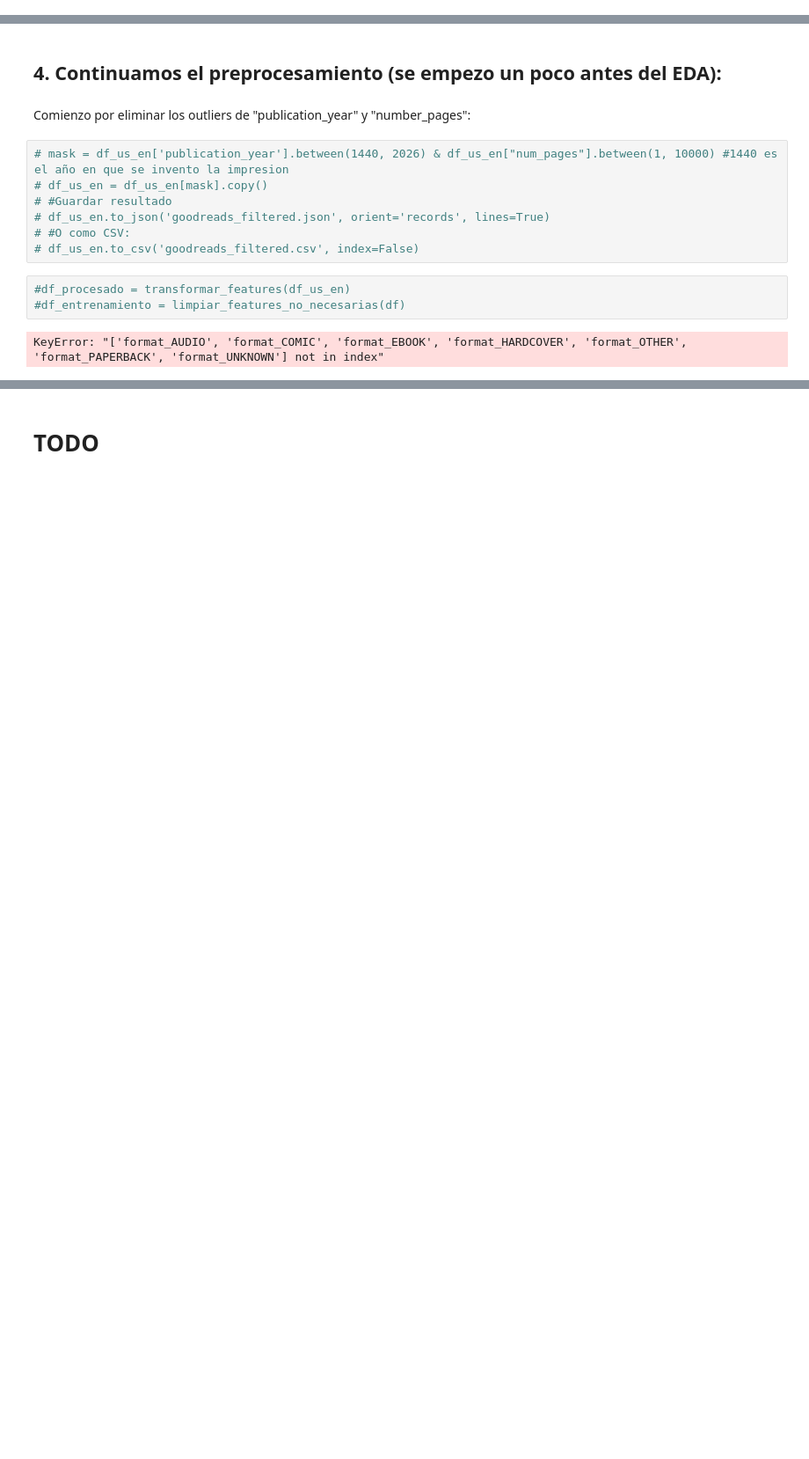
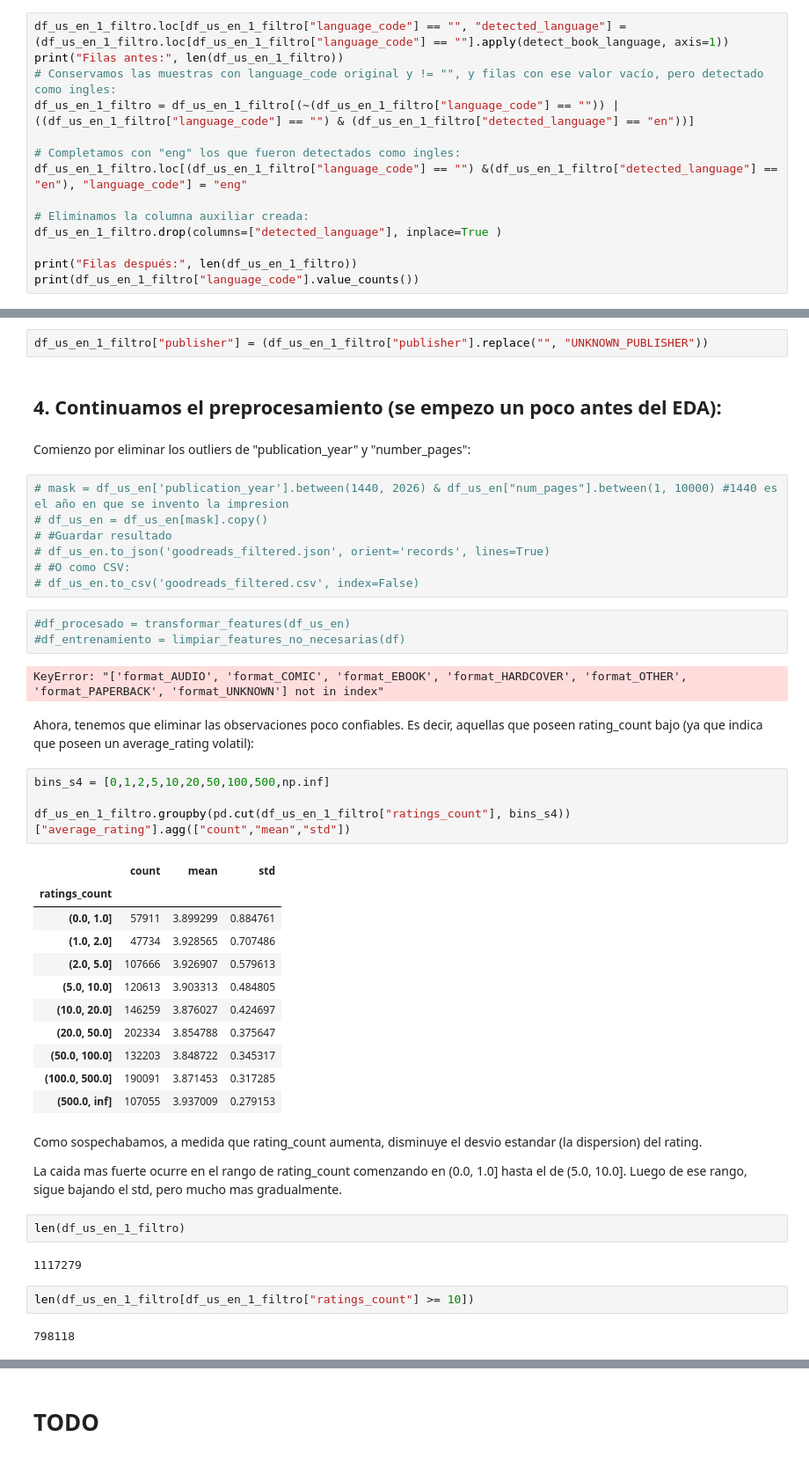
Before and after one commit to SolGarciaPereyra/Clasificador_Recomendador_Libros, a Jupyter notebook: eda_y_preprocesamiento.ipynb, the cells around one changed output, grey strips where cells are left out. Shown at 88% size. Cells and saved outputs as stored; diff of their text form; blank space fills up the shorter version.

```diff
--- a/eda_y_preprocesamiento.ipynb
+++ b/eda_y_preprocesamiento.ipynb
@@ -694,0 +791,14 @@ is_series                       0          0.0                   0
+# %%
+df_us_en_1_filtro.loc[df_us_en_1_filtro["language_code"] == "", "detected_language"] = (df_us_en_1_filtro.loc[df_us_en_1_filtro["language_code"] == ""].apply(detect_book_language, axis=1))
+print("Filas antes:", len(df_us_en_1_filtro))
+# Conservamos las muestras con language_code original y != "", y filas con ese valor vacío, pero detectado como ingles:
+df_us_en_1_filtro = df_us_en_1_filtro[(~(df_us_en_1_filtro["language_code"] == "")) | ((df_us_en_1_filtro["language_code"] == "") & (df_us_en_1_filtro["detected_language"] == "en"))]
+
+# Completamos con "eng" los que fueron detectados como ingles:
+df_us_en_1_filtro.loc[(df_us_en_1_filtro["language_code"] == "") &(df_us_en_1_filtro["detected_language"] == "en"), "language_code"] = "eng"
+
+# Eliminamos la columna auxiliar creada:
+df_us_en_1_filtro.drop(columns=["detected_language"], inplace=True )
+
+print("Filas después:", len(df_us_en_1_filtro))
+print(df_us_en_1_filtro["language_code"].value_counts())
@@ -695,3 +841,5 @@ is_series                       0          0.0                   0
+# %%
+df_us_en_1_filtro["publisher"] = (df_us_en_1_filtro["publisher"].replace("", "UNKNOWN_PUBLISHER"))
 # %% [markdown]
 ## 4. Continuamos el preprocesamiento (se empezo un poco antes del EDA):
 # %% [markdown]
@@ -708,3 +856,33 @@ Comienzo por eliminar los outliers de "publication_year" y "number_pages":
 #df_entrenamiento = limpiar_features_no_necesarias(df)
 # %% [output]
 KeyError: "['format_AUDIO', 'format_COMIC', 'format_EBOOK', 'format_HARDCOVER', 'format_OTHER', 'format_PAPERBACK', 'format_UNKNOWN'] not in index"
+# %% [markdown]
+Ahora, tenemos que eliminar las observaciones poco confiables. Es decir, aquellas que poseen rating_count bajo (ya que indica que poseen un average_rating volatil):
+# %%
+bins_s4 = [0,1,2,5,10,20,50,100,500,np.inf]
+
+df_us_en_1_filtro.groupby(pd.cut(df_us_en_1_filtro["ratings_count"], bins_s4))["average_rating"].agg(["count","mean","std"])
+# %% [output]
+|  | count | mean | std |
+| ratings_count |  |  |  |
+| (0.0, 1.0] | 57911 | 3.899299 | 0.884761 |
+| (1.0, 2.0] | 47734 | 3.928565 | 0.707486 |
+| (2.0, 5.0] | 107666 | 3.926907 | 0.579613 |
+| (5.0, 10.0] | 120613 | 3.903313 | 0.484805 |
+| (10.0, 20.0] | 146259 | 3.876027 | 0.424697 |
+| (20.0, 50.0] | 202334 | 3.854788 | 0.375647 |
+| (50.0, 100.0] | 132203 | 3.848722 | 0.345317 |
+| (100.0, 500.0] | 190091 | 3.871453 | 0.317285 |
+| (500.0, inf] | 107055 | 3.937009 | 0.279153 |
+# %% [markdown]
+Como sospechabamos, a medida que rating_count aumenta, disminuye el desvio estandar (la dispersion) del rating.
+
+La caida mas fuerte ocurre en el rango de rating_count comenzando en (0.0, 1.0] hasta el de (5.0, 10.0]. Luego de ese rango, sigue bajando el std, pero mucho mas gradualmente.
+# %%
+len(df_us_en_1_filtro)
+# %% [output]
+1117279
+# %%
+len(df_us_en_1_filtro[df_us_en_1_filtro["ratings_count"] >= 10])
+# %% [output]
+798118
```
Also changed, not shown: parts of 34 cells of this notebook.
